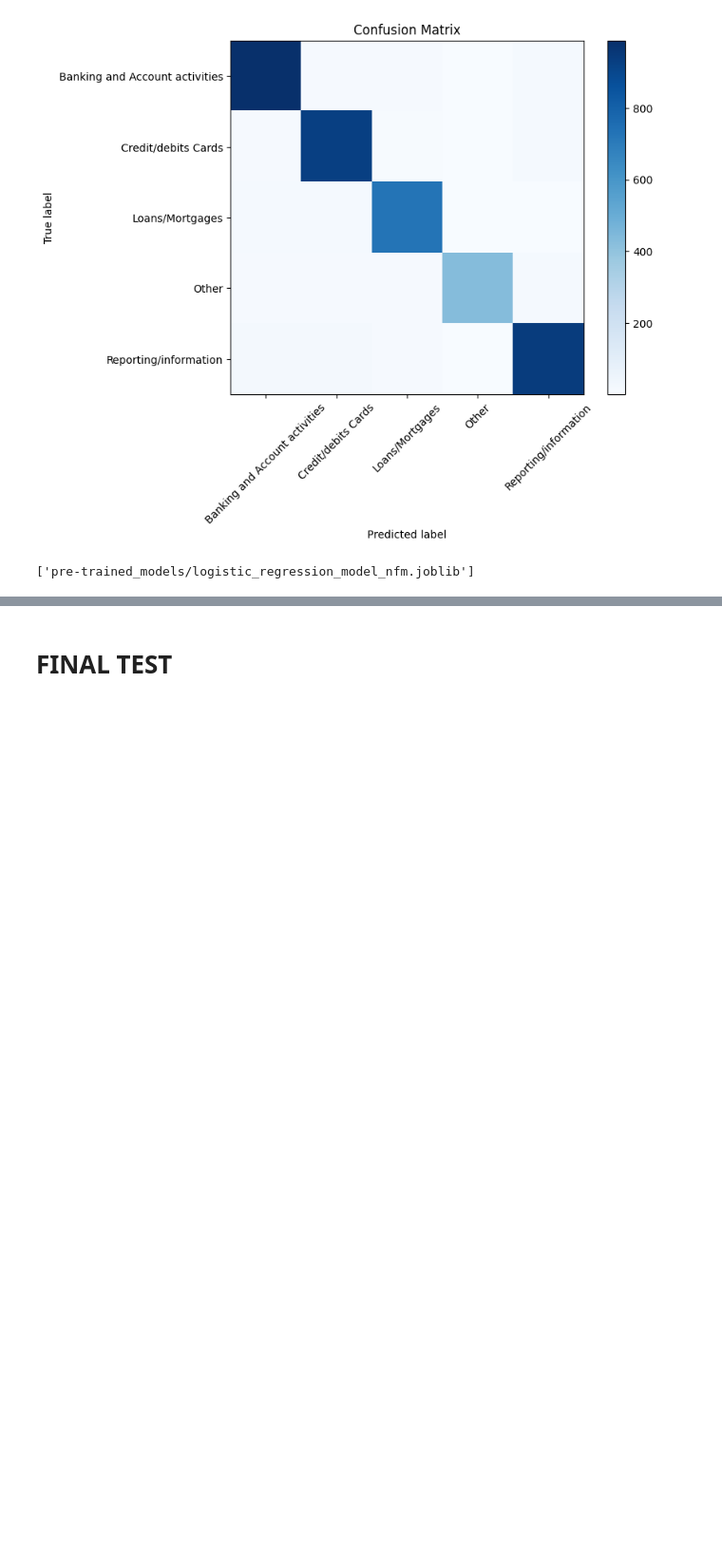
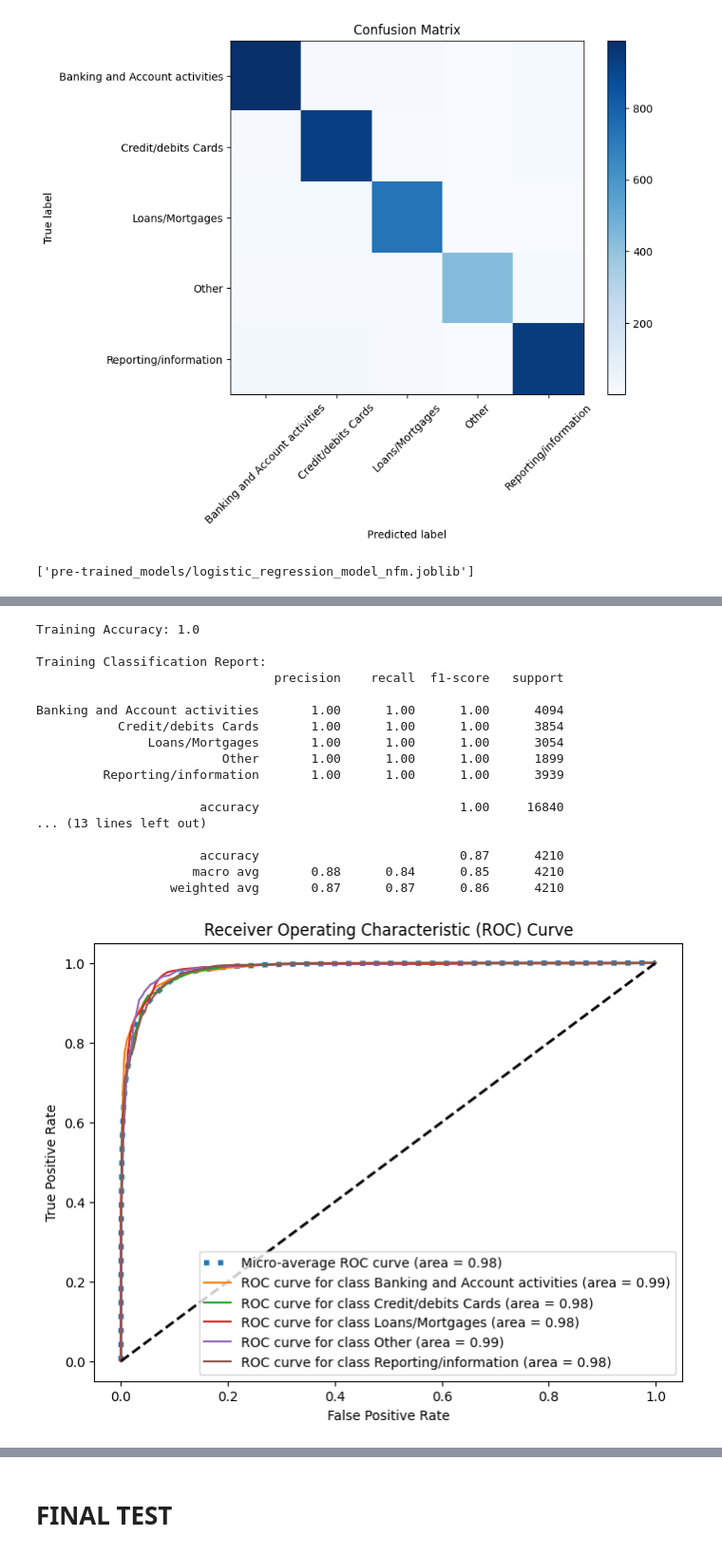
Before and after one commit to mosinsky/Multiclass_Classification, a Jupyter notebook: model.ipynb, the cells around one changed output, grey strips where cells are left out. Shown at 95% size. Saved outputs shown, nothing was run; the diff lists cells and outputs as text; code cells hidden in the pictures; blank space fills up the shorter version.

```diff
--- a/model.ipynb
+++ b/model.ipynb
@@ -565,5 +762,24 @@ classification(decision_tree, X_train, X_test, y_train, y_test, "DecisionTreeCla
 # %%
 # Random Forest
 random_forest = RandomForestClassifier(n_estimators=100, random_state=40)
 random_forest.fit(X_train,y_train)
-classification(random_forest, X_train, X_test, y_train, y_test, "RandomForestClassifier", df_metrics)
+classification(random_forest, X_train, X_test, y_train, y_test, "RandomForestClassifier")
+# %% [output]
+Training Accuracy: 1.0
+
+Training Classification Report:
+                                precision    recall  f1-score   support
+
+Banking and Account activities       1.00      1.00      1.00      4094
+           Credit/debits Cards       1.00      1.00      1.00      3854
+               Loans/Mortgages       1.00      1.00      1.00      3054
+                         Other       1.00      1.00      1.00      1899
+         Reporting/information       1.00      1.00      1.00      3939
+
+                      accuracy                           1.00     16840
+... (13 lines left out)
+
+                      accuracy                           0.87      4210
+                     macro avg       0.88      0.84      0.85      4210
+                  weighted avg       0.87      0.87      0.86      4210
+[figure, added]
```
Also changed, not shown: parts of 34 cells of this notebook, 3 other files.
